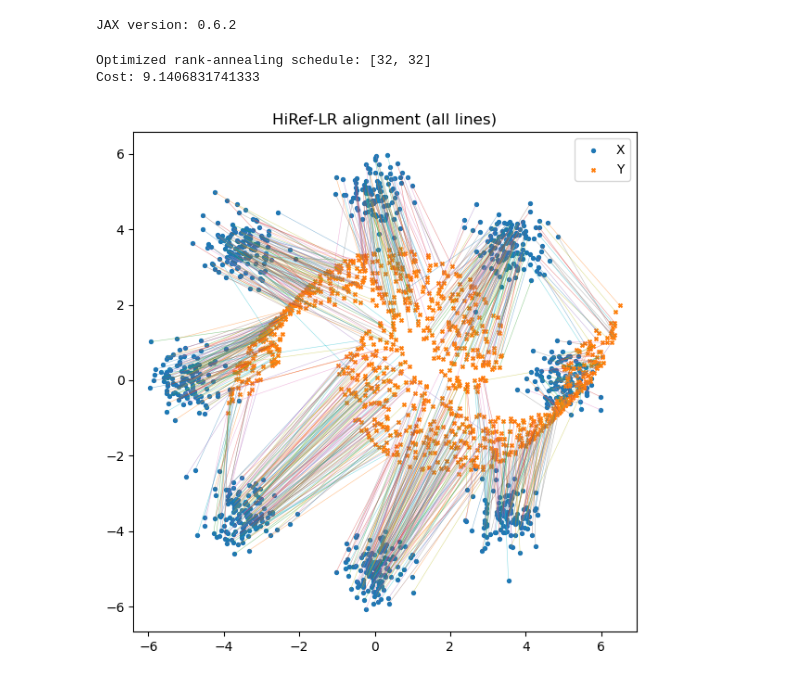
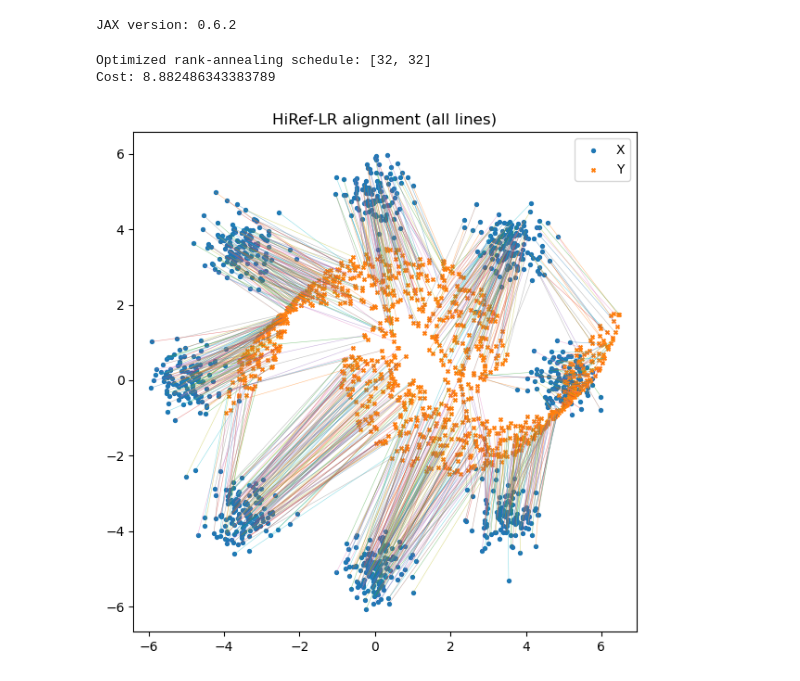
Before and after one commit to peterhalmos/HiRef, a Jupyter notebook: HiRef_Demo.ipynb, the cells around one changed output. Cells and saved outputs as stored; diff of their text form; code cells hidden in the pictures.

```diff
--- a/HiRef_Demo.ipynb
+++ b/HiRef_Demo.ipynb
@@ -33,26 +27,32 @@ JAX version: 0.6.2
 # %%
 import src.rank_annealing as rank_annealing
 import src.HiRef as HiRef
 import src.HiRef_fast as HiRef_fast
 
+batch_size1 = 1024
+batch_size2 = 1024
+
+X = examples.sample_8gaussians(k0, batch_size1)         # (batch_size1, 2)
+Y = examples.sample_moons(batch_size2)   # (batch_size2, 2)
+
 rank_schedule = rank_annealing.optimal_rank_schedule(1024, hierarchy_depth = 6, max_Q = 50, max_rank = 50 )
 iters_per_level = 100
 gamma = 40.0
 
-frontier = HiRef.hiref_lr(X, Y, rank_schedule=rank_schedule,
+frontier = HiRef_fast.hiref_lr_fast(X, Y, rank_schedule=rank_schedule,
                     base_rank=1,
                     iters_per_level=iters_per_level,
                     gamma=gamma,
                     rescale_cost=False,
                     return_coupling=False)
 
-cost = HiRef.compute_ot_cost(frontier, X, Y, C=None, sq_euclidean=True)
+cost = HiRef_fast.compute_ot_cost(frontier, X, Y, C=None, sq_euclidean=True)
 print("Cost:", float(cost))
 
-plot_alignment(frontier, X, Y, max_lines_per_leaf=None, sample_frac=None, title="HiRef-LR alignment (all lines)")
+examples.plot_alignment(frontier, X, Y, max_lines_per_leaf=None, sample_frac=None, title="HiRef-LR alignment (all lines)")
 # %% [output]
 Optimized rank-annealing schedule: [32, 32]
-Cost: 9.1406831741333
+Cost: 8.882486343383789
-[figure, old version]
+[figure, new version]
 # %%
 
```
Also changed, not shown: parts of 4 cells of this notebook, 1 other file.
